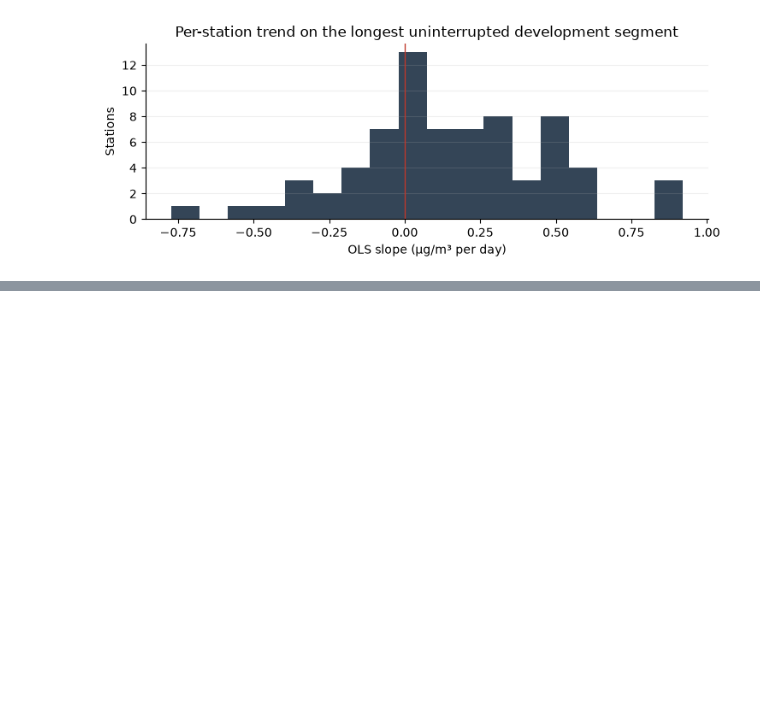
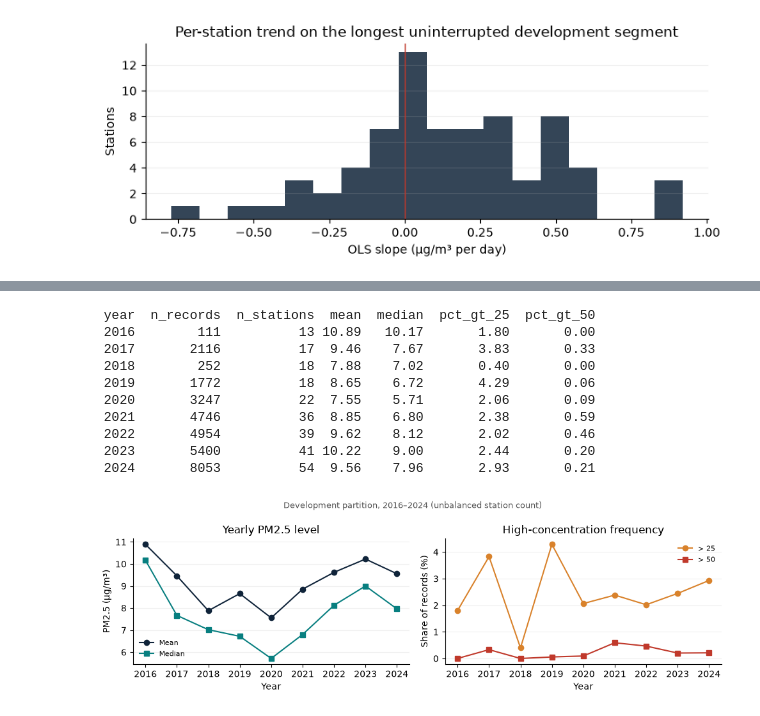
Before and after one commit to mohanedislam9285/part1, a Jupyter notebook: notebooks/02_timeseries.ipynb, the cells around one changed output, grey strips where cells are left out. Cells and saved outputs as stored; diff of their text form; code cells hidden in the pictures; blank space fills up the shorter version.

```diff
--- a/notebooks/02_timeseries.ipynb
+++ b/notebooks/02_timeseries.ipynb
@@ -221,0 +229,36 @@ plt.show()
+# %%
+from pm25_project.relationships import yearly_table
+
+yearly = yearly_table(development)
+print(yearly[["year", "n_records", "n_stations", "mean", "median", "pct_gt_25", "pct_gt_50"]]
+      .round(2).to_string(index=False))
+
+fig, axes = plt.subplots(1, 2, figsize=(10, 3.2))
+axes[0].plot(yearly.year, yearly["mean"], marker="o", color="#10243A", label="Mean")
+axes[0].plot(yearly.year, yearly["median"], marker="s", color="#087F80", label="Median")
+axes[0].set(xlabel="Year", ylabel="PM2.5 (µg/m³)", title="Yearly PM2.5 level")
+axes[0].legend(frameon=False, fontsize=8)
+axes[1].plot(yearly.year, yearly.pct_gt_25, marker="o", color="#D9822B", label="> 25")
+axes[1].plot(yearly.year, yearly.pct_gt_50, marker="s", color="#C0392B", label="> 50")
+axes[1].set(xlabel="Year", ylabel="Share of records (%)", title="High-concentration frequency")
+axes[1].legend(frameon=False, fontsize=8)
+for ax in axes:
+    ax.grid(axis="y", alpha=0.2)
+    for spine in ("top", "right"):
+        ax.spines[spine].set_visible(False)
+fig.suptitle(f"Development partition, {int(yearly.year.min())}–{int(yearly.year.max())} (unbalanced station count)",
+             fontsize=9, color="#555555")
+plt.tight_layout()
+plt.show()
+# %% [output]
+ year  n_records  n_stations  mean  median  pct_gt_25  pct_gt_50
+ 2016        111          13 10.89   10.17       1.80       0.00
+ 2017       2116          17  9.46    7.67       3.83       0.33
+ 2018        252          18  7.88    7.02       0.40       0.00
+ 2019       1772          18  8.65    6.72       4.29       0.06
+ 2020       3247          22  7.55    5.71       2.06       0.09
+ 2021       4746          36  8.85    6.80       2.38       0.59
+ 2022       4954          39  9.62    8.12       2.02       0.46
+ 2023       5400          41 10.22    9.00       2.44       0.20
+ 2024       8053          54  9.56    7.96       2.93       0.21
+[figure, added]
```
Also changed, not shown: parts of 1 cell of this notebook, 24 other files.
